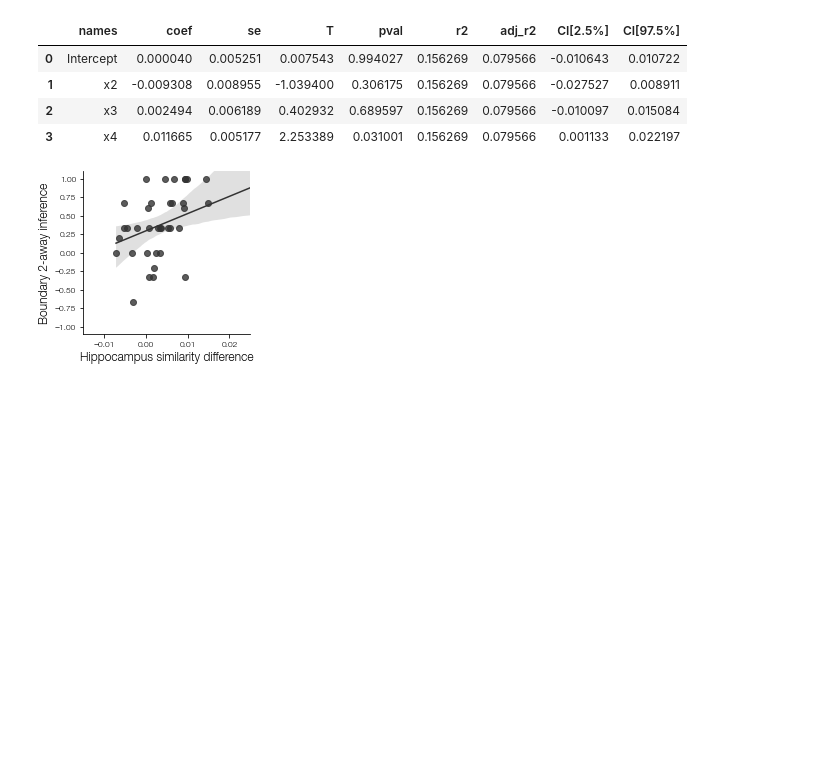
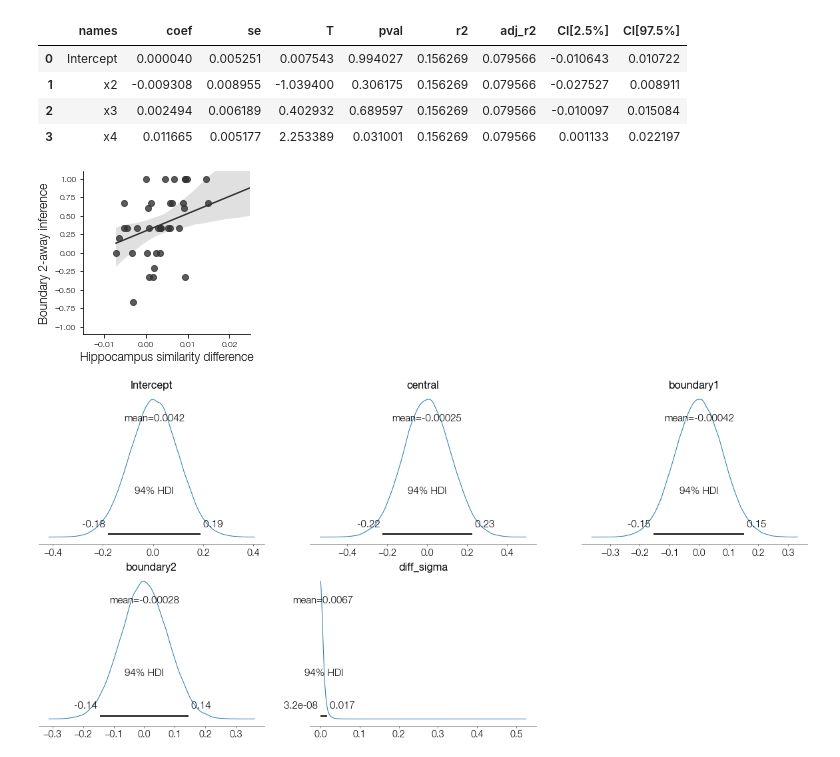
Before and after one commit to prestonlab/tesser, a Jupyter notebook: jupyter/plot_sl_hipr.ipynb, the cells around one changed output. Drawn from its saved outputs; the diff is of its cells as text; code cells hidden in the pictures; blank space fills up the shorter version.

```diff
--- a/jupyter/plot_sl_hipr.ipynb
+++ b/jupyter/plot_sl_hipr.ipynb
@@ -43,6 +48,7 @@ bias_trial = (
     .mean()
     .unstack('trial_type')
 )
+bias_trial['diff'] = diff
 m = induct.groupby('subject')['correct'].mean()
 c = bias_trial['central'].to_numpy()
 b1 = bias_trial['boundary1'].to_numpy()
@@ -73,3 +79,10 @@ ax.set(
 fig.savefig(os.path.join(fig_dir, 'hipr_b2.pdf'))
 # %% [output]
 [figure]
+# %%
+model = bmb.Model('diff ~ central + boundary1 + boundary2', bias_trial)
+model.build()
+# %%
+model.plot_priors(draws=100000);
+# %% [output]
+[figure, added]
```
Also changed, not shown: parts of 8 cells of this notebook, 2 other files.
